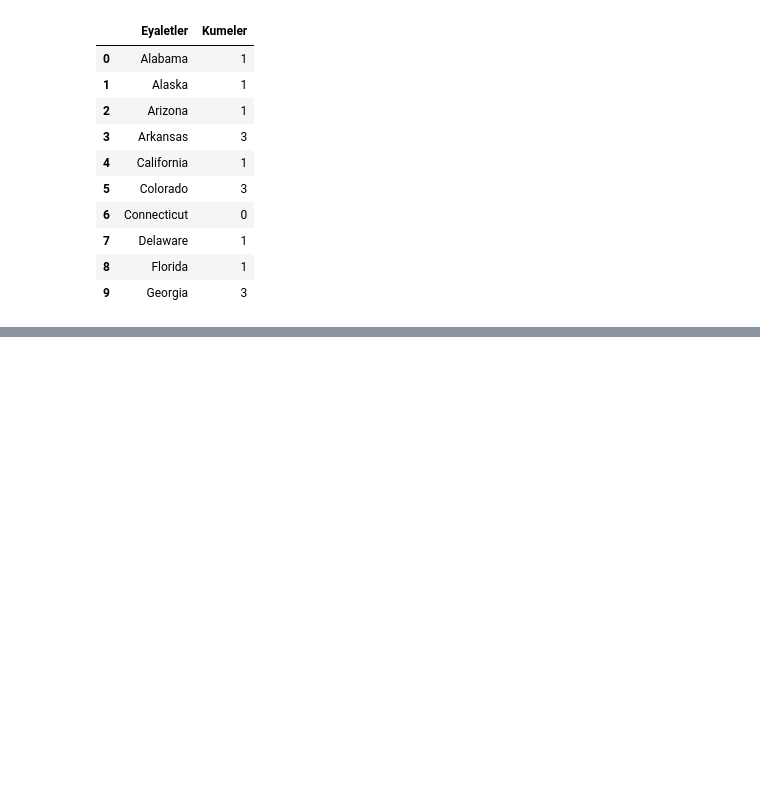
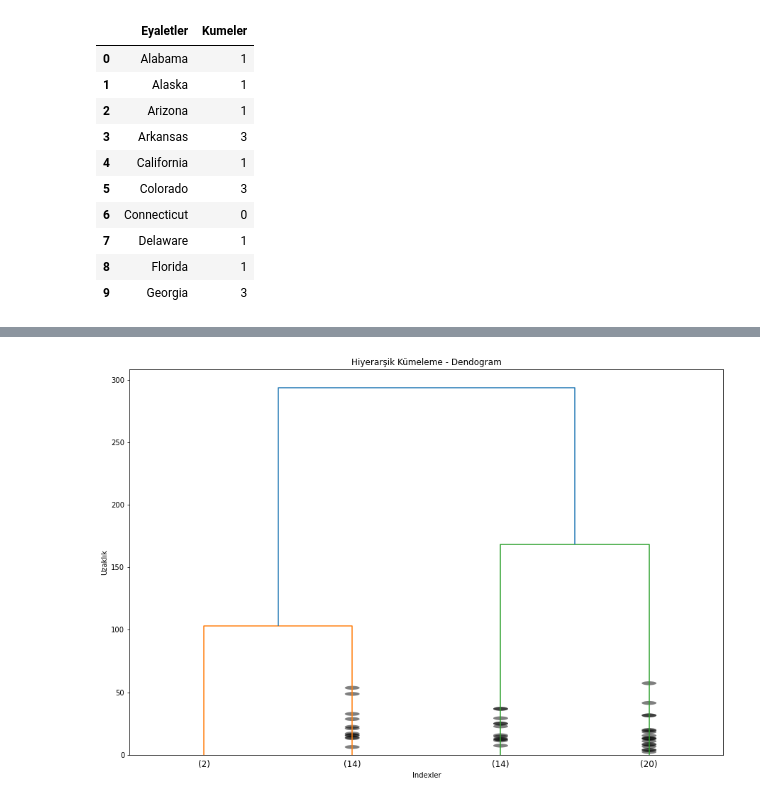
Before and after one commit to tacettinkustu/Data-Analysis, a Jupyter notebook: Machine Learning/Clustering.ipynb, the cells around one changed output, grey strips where cells are left out. Drawn from its saved outputs; the diff is of its cells as text; code cells hidden in the pictures; blank space fills up the shorter version.

```diff
--- a/Machine Learning/Clustering.ipynb
+++ b/Machine Learning/Clustering.ipynb
@@ -283,0 +338,15 @@ pd.DataFrame({"Eyaletler" : df.index, "Kumeler": kumeler})[0:10]
+# %%
+from scipy.cluster.hierarchy import dendrogram
+
+plt.figure(figsize=(15, 10))
+plt.title('Hiyerarşik Kümeleme - Dendogram')
+plt.xlabel('Indexler')
+plt.ylabel('Uzaklık')
+dendrogram(
+    hc_complete,
+    truncate_mode = "lastp",
+    p = 4,
+    show_contracted = True
+);
+# %% [output]
+[figure, added]
```
Also changed, not shown: parts of 23 cells of this notebook.
